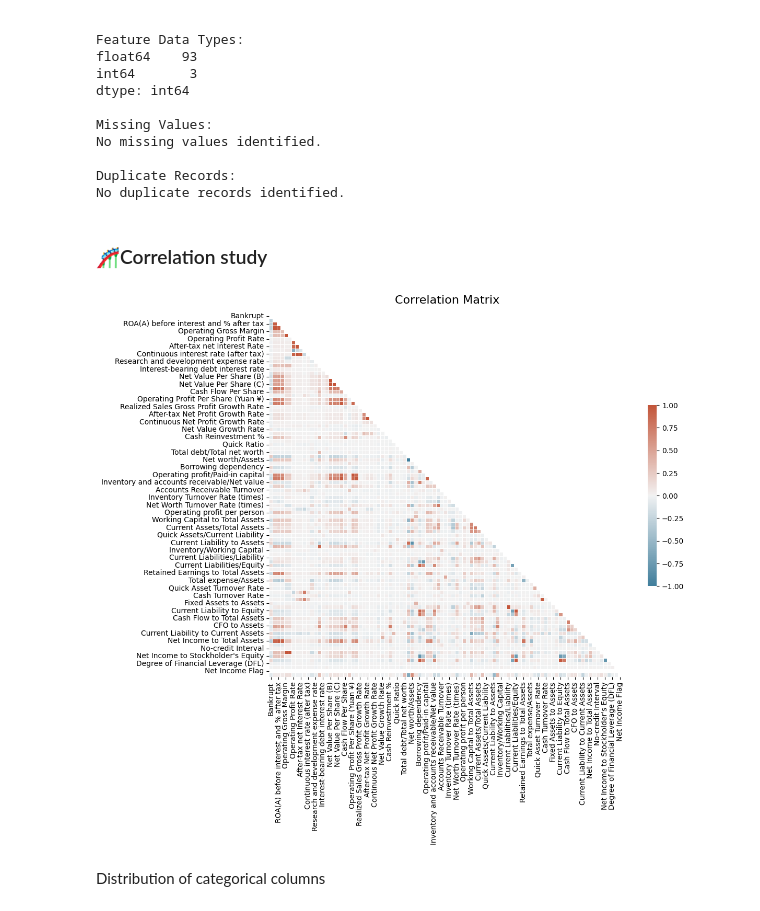
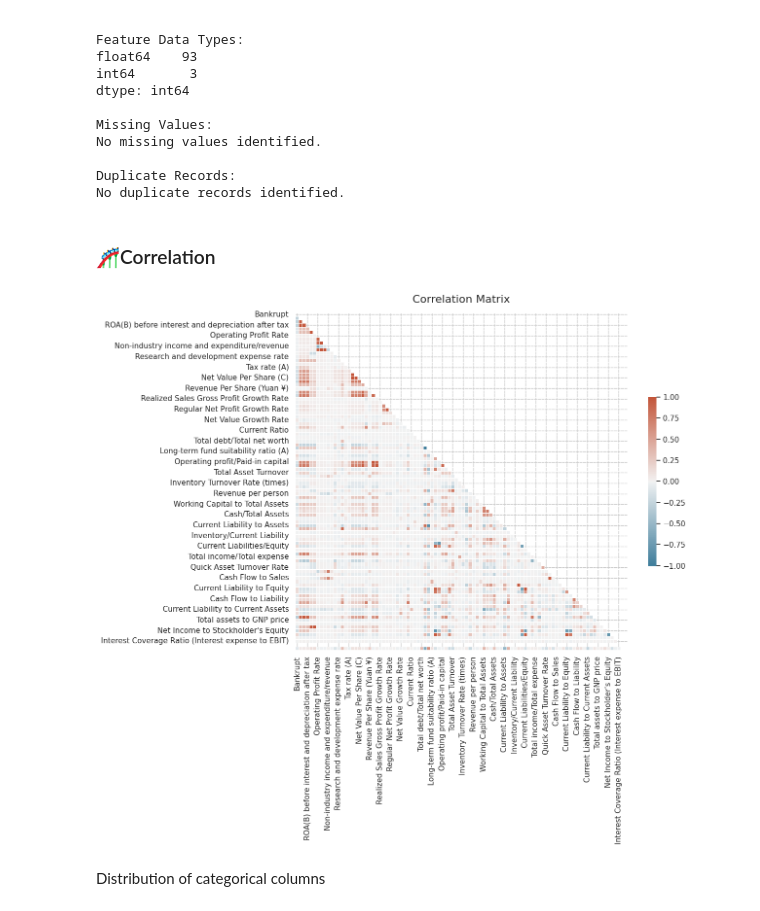
Before and after one commit to perryfalcon0410/Bankruptcy-Analysis, a Jupyter notebook: Bankruptcy_Analysis.ipynb, the cells around one changed output. Drawn from its saved outputs; the diff is of its cells as text; code cells hidden in the pictures.

```diff
--- a/Bankruptcy_Analysis.ipynb
+++ b/Bankruptcy_Analysis.ipynb
@@ -159,30 +156,31 @@ No missing values identified.
 Duplicate Records:
 No duplicate records identified.
 # %% [markdown]
-### 🎢Correlation study
+### 🎢Correlation
 # %%
 corr_matrix = df.corr()
 # Generate a mask for the upper triangle
 mask = np.triu(np.ones_like(corr_matrix, dtype=bool))
 # Set up the matplotlib figure
 fig, ax = plt.subplots(figsize=(11, 9))
 # Generate a custom diverging colormap
 cmap = sns.diverging_palette(230, 20, as_cmap=True)
 # Draw the heatmap
 sns.heatmap(
     corr_matrix,
     mask=mask,
     cmap=cmap,
     center=0,
     linewidths=0.5,
-    cbar_kws={"shrink": 0.5}
+    cbar_kws={"shrink": 0.5},
+    ax=ax
 )
 # Add a title
 ax.set_title("Correlation Matrix", fontsize=16, pad=15)
 # Show the plot
 plt.show()
 # %% [output]
-[figure, old version]
+[figure, new version]
 # %% [markdown]
 Distribution of categorical columns
 # %%
```
Also changed, not shown: parts of 22 cells of this notebook.
